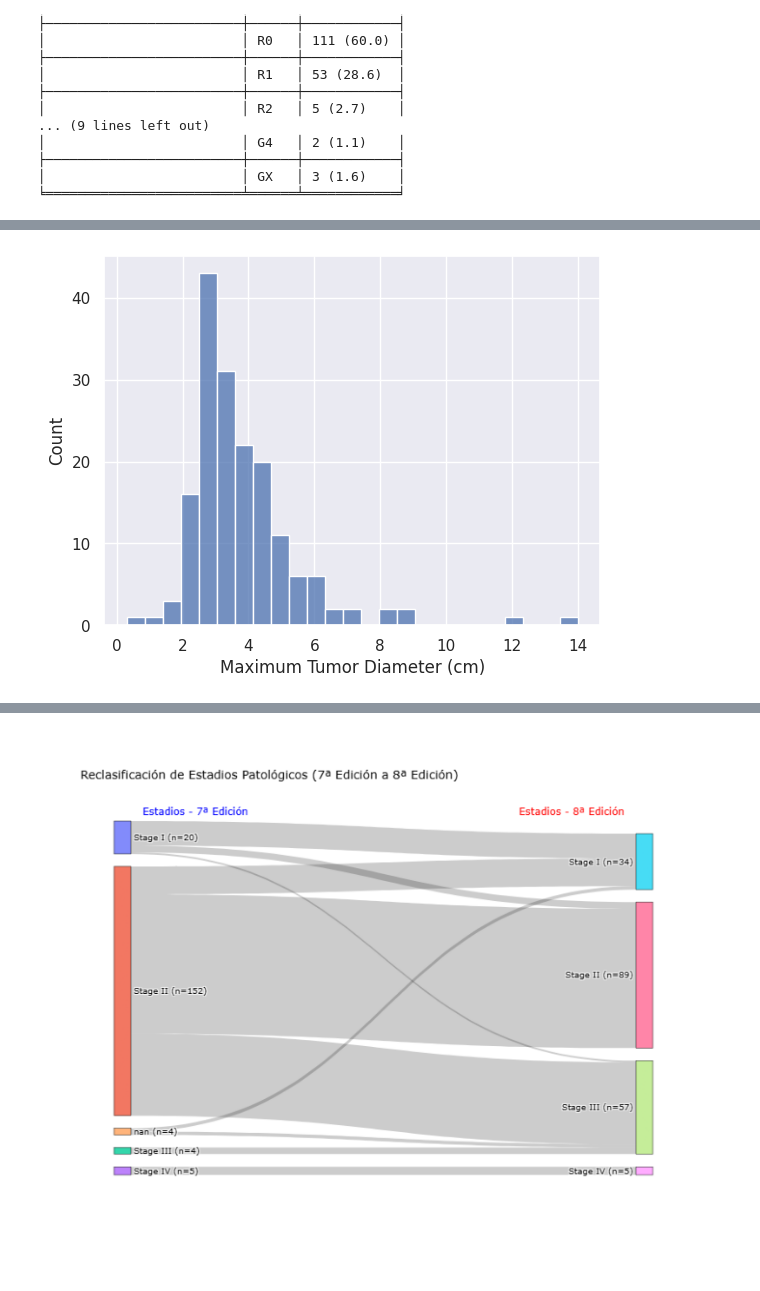
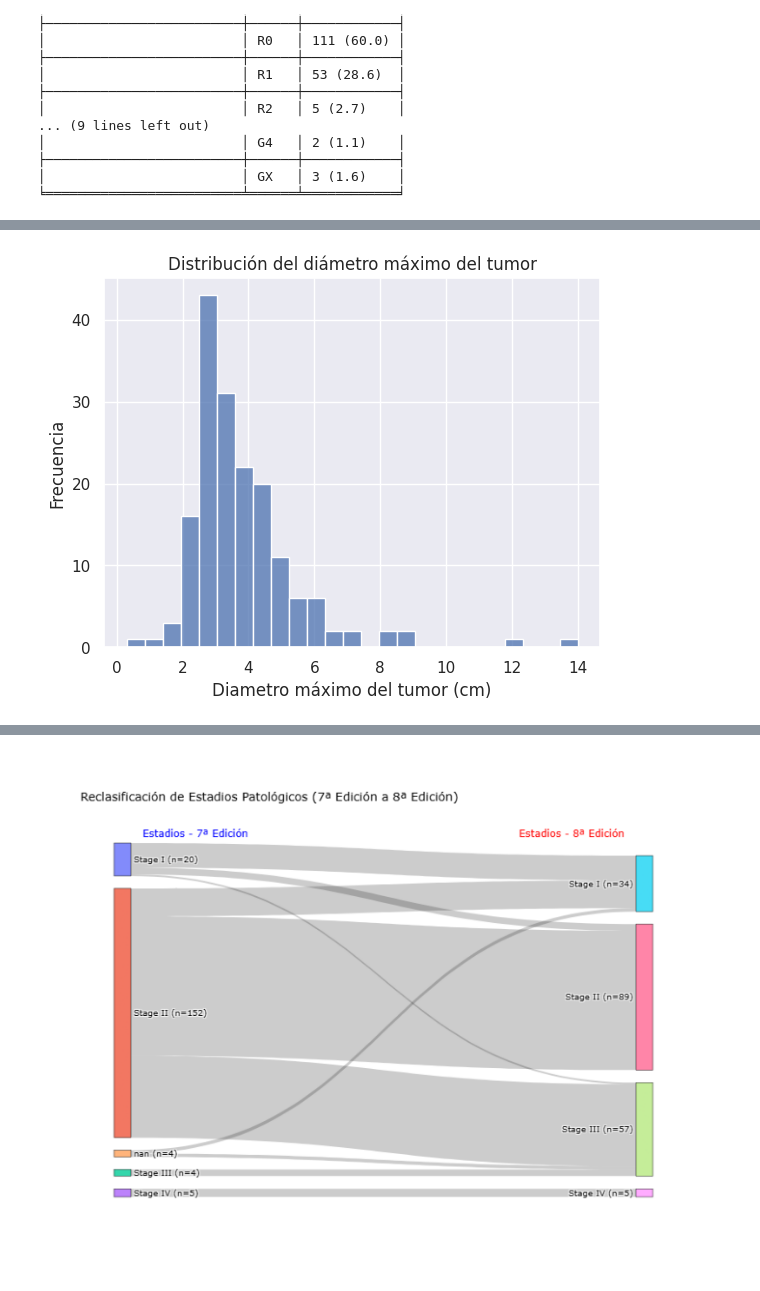
Before and after one commit to cgaton0/tcga-paad-survival-modeling, a Jupyter notebook: 2_EDA.ipynb, the cells around one changed output, grey strips where cells are left out. Cells and saved outputs as stored; diff of their text form; code cells hidden in the pictures.

```diff
--- a/2_EDA.ipynb
+++ b/2_EDA.ipynb
@@ -368,8 +412,11 @@ plt.show()
 # %%
 sns.histplot(data=diagnosis_primary, x='Maximum Tumor Diameter (cm)')
+plt.title('Distribución del diámetro máximo del tumor')
+plt.xlabel('Diametro máximo del tumor (cm)')
+plt.ylabel('Frecuencia')
 plt.show()
 # %% [output]
-[figure, old version]
+[figure, new version]
 # %%
 df_etapas = diagnosis_primary[['Ajcc Pathologic Stage', 'Ajcc Pathologic Stage 8th']].copy()
 
```
Also changed, not shown: parts of 52 cells of this notebook, 25 other files.
